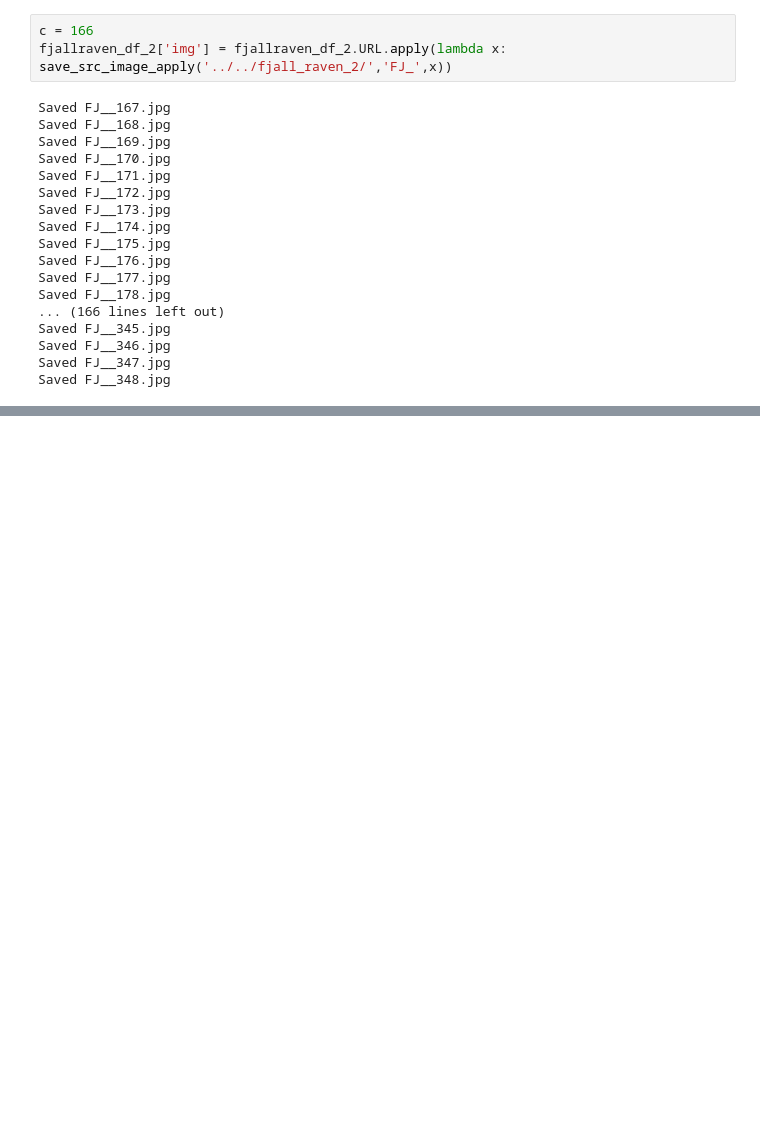
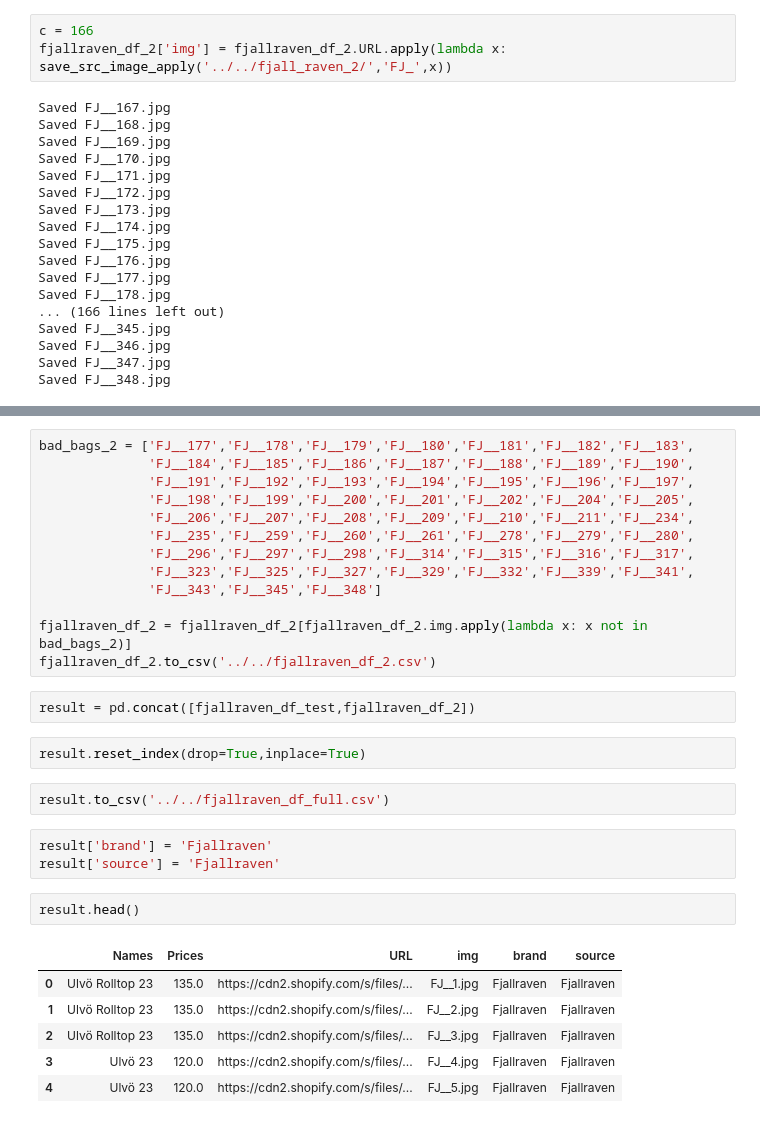
Before and after one commit to graceh3/sustainably, a Jupyter notebook: scaping_scripts/Fjall Raven & Rains Scraping.ipynb, the cells around one changed output, grey strips where cells are left out. Saved outputs shown, nothing was run; the diff lists cells and outputs as text; blank space fills up the shorter version.

```diff
--- a/scaping_scripts/Fjall Raven & Rains Scraping.ipynb
+++ b/scaping_scripts/Fjall Raven & Rains Scraping.ipynb
@@ -313,0 +303,31 @@ fjallraven_df_2.to_csv('../../fjallraven_df_2.csv')
+# %%
+bad_bags_2 = ['FJ__177','FJ__178','FJ__179','FJ__180','FJ__181','FJ__182','FJ__183',
+              'FJ__184','FJ__185','FJ__186','FJ__187','FJ__188','FJ__189','FJ__190',
+              'FJ__191','FJ__192','FJ__193','FJ__194','FJ__195','FJ__196','FJ__197',
+              'FJ__198','FJ__199','FJ__200','FJ__201','FJ__202','FJ__204','FJ__205',
+              'FJ__206','FJ__207','FJ__208','FJ__209','FJ__210','FJ__211','FJ__234',
+              'FJ__235','FJ__259','FJ__260','FJ__261','FJ__278','FJ__279','FJ__280',
+              'FJ__296','FJ__297','FJ__298','FJ__314','FJ__315','FJ__316','FJ__317',
+              'FJ__323','FJ__325','FJ__327','FJ__329','FJ__332','FJ__339','FJ__341',
+              'FJ__343','FJ__345','FJ__348']
+
+fjallraven_df_2 = fjallraven_df_2[fjallraven_df_2.img.apply(lambda x: x not in bad_bags_2)]
+fjallraven_df_2.to_csv('../../fjallraven_df_2.csv')
+# %%
+result = pd.concat([fjallraven_df_test,fjallraven_df_2])
+# %%
+result.reset_index(drop=True,inplace=True)
+# %%
+result.to_csv('../../fjallraven_df_full.csv')
+# %%
+result['brand'] = 'Fjallraven'
+result['source'] = 'Fjallraven'
+# %%
+result.head()
+# %% [output]
+|  | Names | Prices | URL | img | brand | source |
+| 0 | Ulvö Rolltop 23 | 135.0 | https://cdn2.shopify.com/s/files/... | FJ__1.jpg | Fjallraven | Fjallraven |
+| 1 | Ulvö Rolltop 23 | 135.0 | https://cdn2.shopify.com/s/files/... | FJ__2.jpg | Fjallraven | Fjallraven |
+| 2 | Ulvö Rolltop 23 | 135.0 | https://cdn2.shopify.com/s/files/... | FJ__3.jpg | Fjallraven | Fjallraven |
+| 3 | Ulvö 23 | 120.0 | https://cdn2.shopify.com/s/files/... | FJ__4.jpg | Fjallraven | Fjallraven |
+| 4 | Ulvö 23 | 120.0 | https://cdn2.shopify.com/s/files/... | FJ__5.jpg | Fjallraven | Fjallraven |
```
Also changed, not shown: parts of 4 cells of this notebook.
